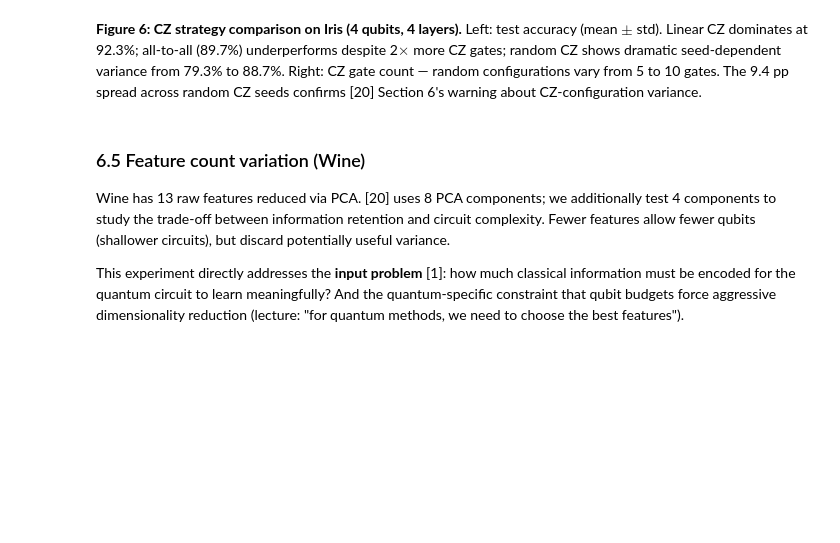
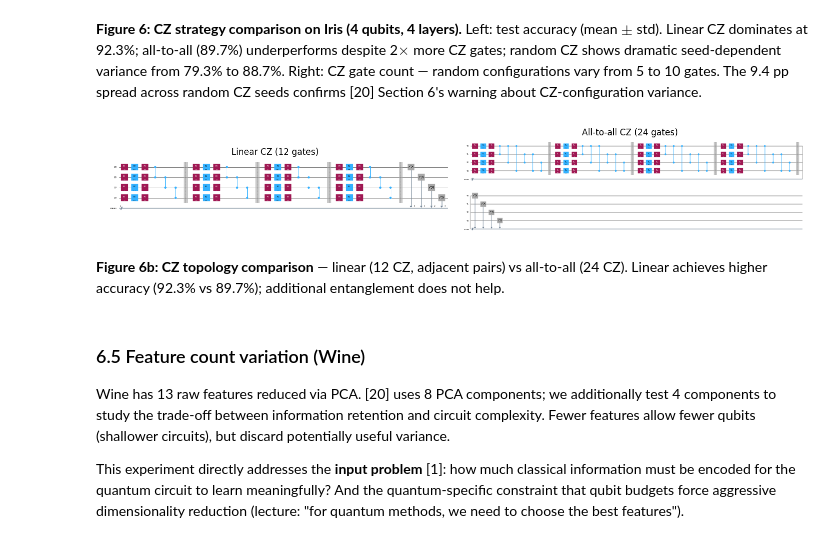
Before and after one commit to gelbh/comp47950-qml-project, a Jupyter notebook: notebooks/qml_project.ipynb, the cells around one changed output. Cells and saved outputs as stored; diff of their text form; code cells hidden in the pictures; blank space fills up the shorter version.

```diff
--- a/notebooks/qml_project.ipynb
+++ b/notebooks/qml_project.ipynb
@@ -1044,6 +1058,20 @@ plt.show()
 [figure]
 # %% [markdown]
 **Figure 6: CZ strategy comparison on Iris (4 qubits, 4 layers).** Left: test accuracy (mean $\pm$ std). Linear CZ dominates at 92.3%; all-to-all (89.7%) underperforms despite 2$\times$ more CZ gates; random CZ shows dramatic seed-dependent variance from 79.3% to 88.7%. Right: CZ gate count — random configurations vary from 5 to 10 gates. The 9.4 pp spread across random CZ seeds confirms [20] Section 6's warning about CZ-configuration variance.
+# %%
+vc_linear = CircuitConfig("linear", n_qubits=4, n_features=4, n_classes=3, n_layers=4, cz_strategy="linear").build()
+vc_all = CircuitConfig("all", n_qubits=4, n_features=4, n_classes=3, n_layers=4, cz_strategy="all").build()
+fig, axes = plt.subplots(1, 2, figsize=(14, 6))
+vc_linear.circuit.draw(output="mpl", ax=axes[0], style="iqp", fold=40)
+vc_all.circuit.draw(output="mpl", ax=axes[1], style="iqp", fold=40)
+axes[0].set_title("Linear CZ (12 gates)")
+axes[1].set_title("All-to-all CZ (24 gates)")
+plt.tight_layout()
+plt.show()
+# %% [output]
+[figure, added]
+# %% [markdown]
+**Figure 6b: CZ topology comparison** — linear (12 CZ, adjacent pairs) vs all-to-all (24 CZ). Linear achieves higher accuracy (92.3% vs 89.7%); additional entanglement does not help.
 # %% [markdown]
 ### 6.5 Feature count variation (Wine)
 
```
Also changed, not shown: parts of 23 cells of this notebook.
